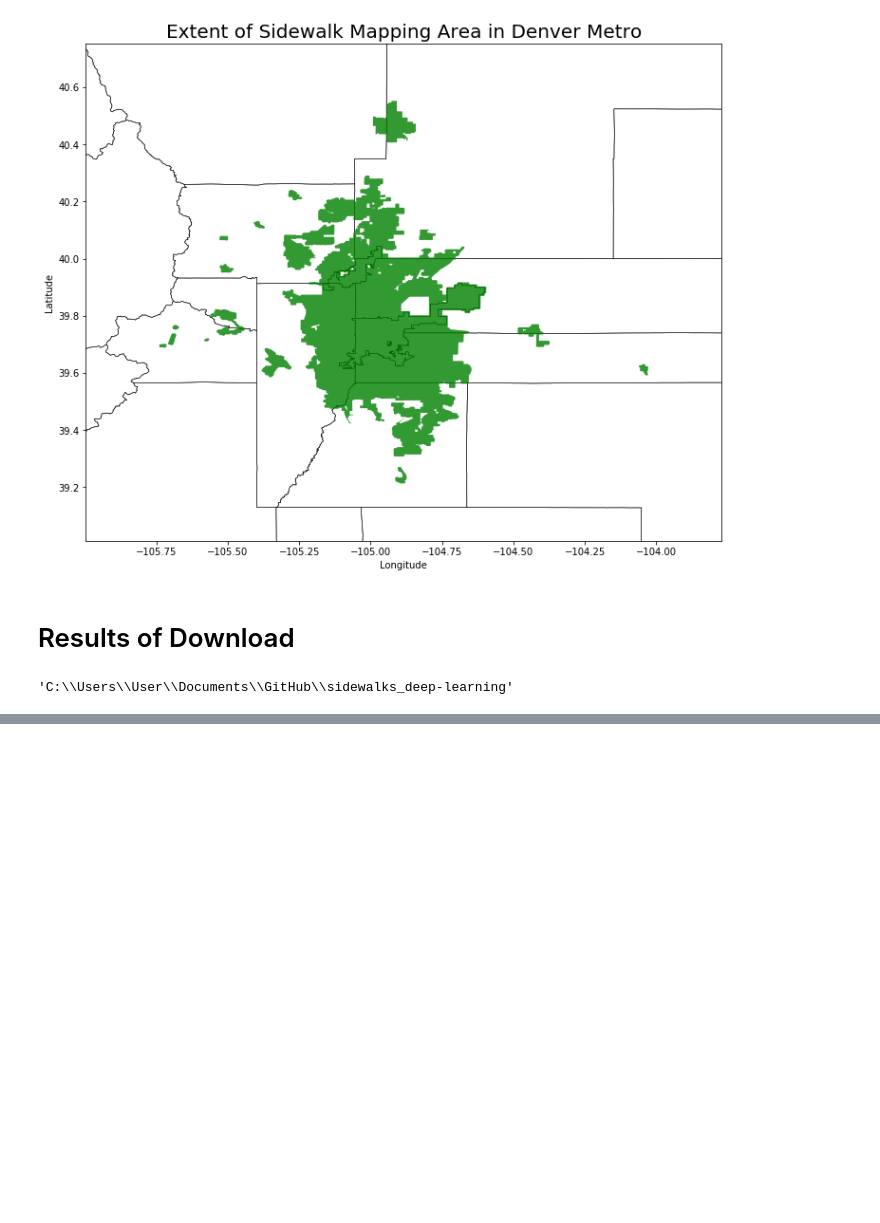
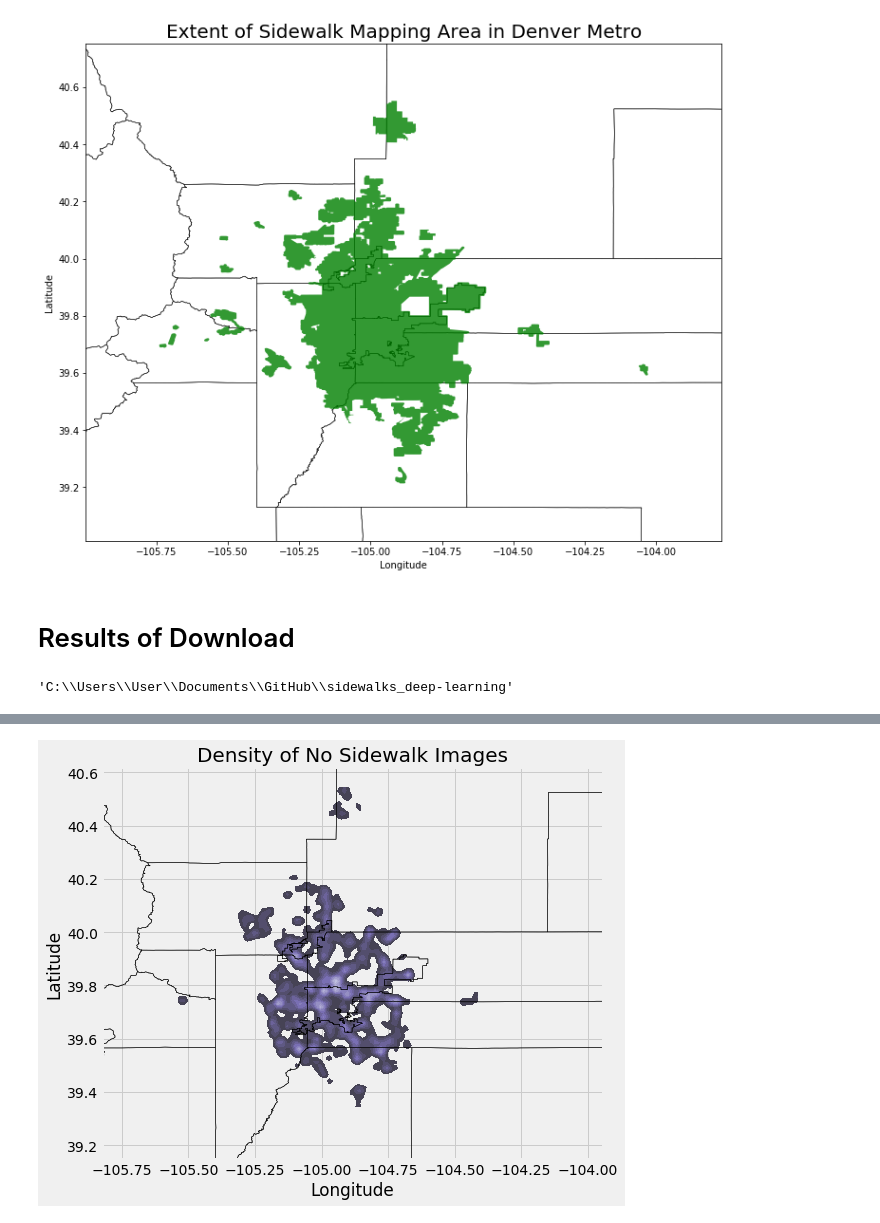
Before and after one commit to chrisoyer/sidewalk_deep-learning, a Jupyter notebook: sidewalks_data_acquisition.ipynb, the cells around one changed output, grey strips where cells are left out. Saved outputs shown, nothing was run; the diff lists cells and outputs as text; code cells hidden in the pictures; blank space fills up the shorter version.

```diff
--- a/sidewalks_data_acquisition.ipynb
+++ b/sidewalks_data_acquisition.ipynb
@@ -609,0 +615,4 @@ IndexError: tuple index out of range
+# %%
+location_plotter(no_sidewalk_loc_xy, "No Sidewalk")
+# %% [output]
+[figure, added]
```
Also changed, not shown: parts of 5 cells of this notebook.
